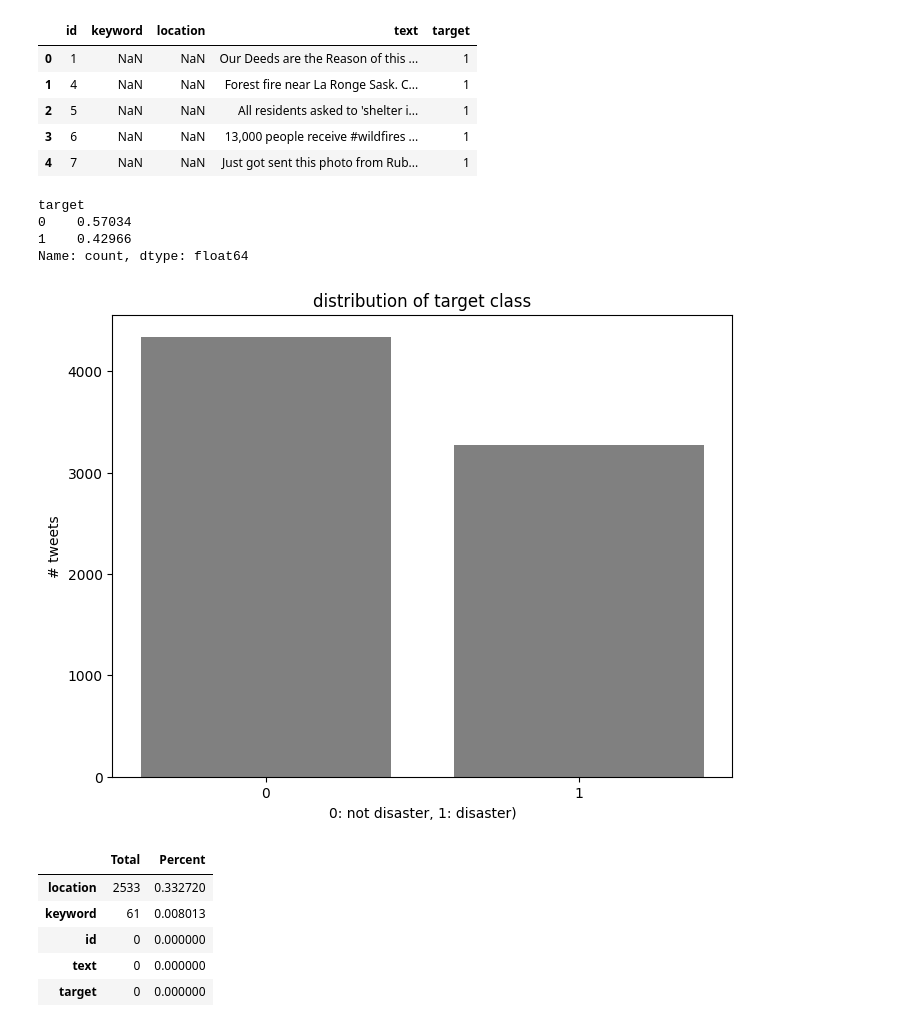
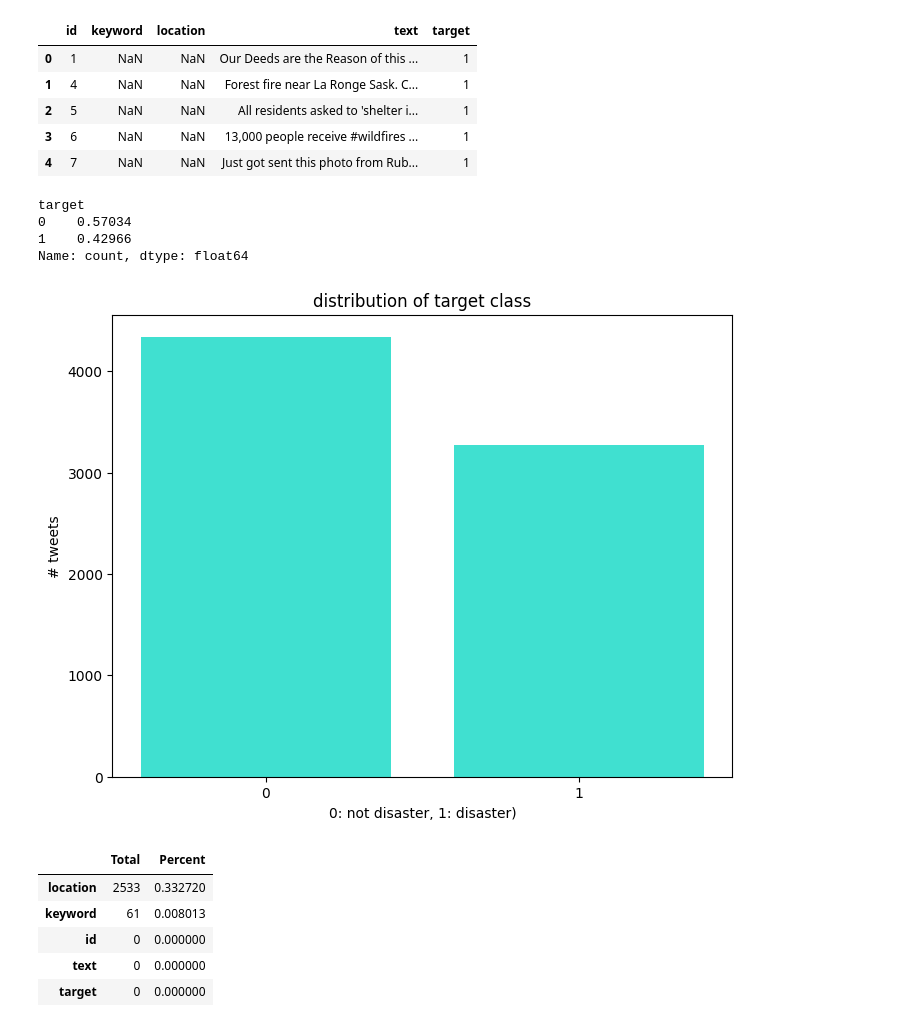
Before and after one commit to FleaBusyBeeBergs/dtsa5511-rnn, a Jupyter notebook: nlp_disaster_tweets.ipynb, the cells around one changed output. Cells and saved outputs as stored; diff of their text form; code cells hidden in the pictures.

```diff
--- a/nlp_disaster_tweets.ipynb
+++ b/nlp_disaster_tweets.ipynb
@@ -80,24 +86,24 @@ df_train.head()
 # %%
 category_counts = df_train['target'].value_counts()
 category_prop = category_counts / category_counts.sum()
 print(category_prop, '\n')
 
 # vis distribution
 plt.figure(figsize = (8, 6))
 plt.bar(category_counts.index,
         category_counts.values,
-        color = 'gray')
+        color = 'turquoise')
 plt.xticks([0, 1])
 plt.title('distribution of target class')
 plt.xlabel('0: not disaster, 1: disaster)')
 plt.ylabel('# tweets')
 plt.show()
 # %% [output]
 target
 0    0.57034
 1    0.42966
 Name: count, dtype: float64
-[figure, old version]
+[figure, new version]
 # %%
 # check for missing data
 total = df_train.isnull() \
```
Also changed, not shown: parts of 14 cells of this notebook.
